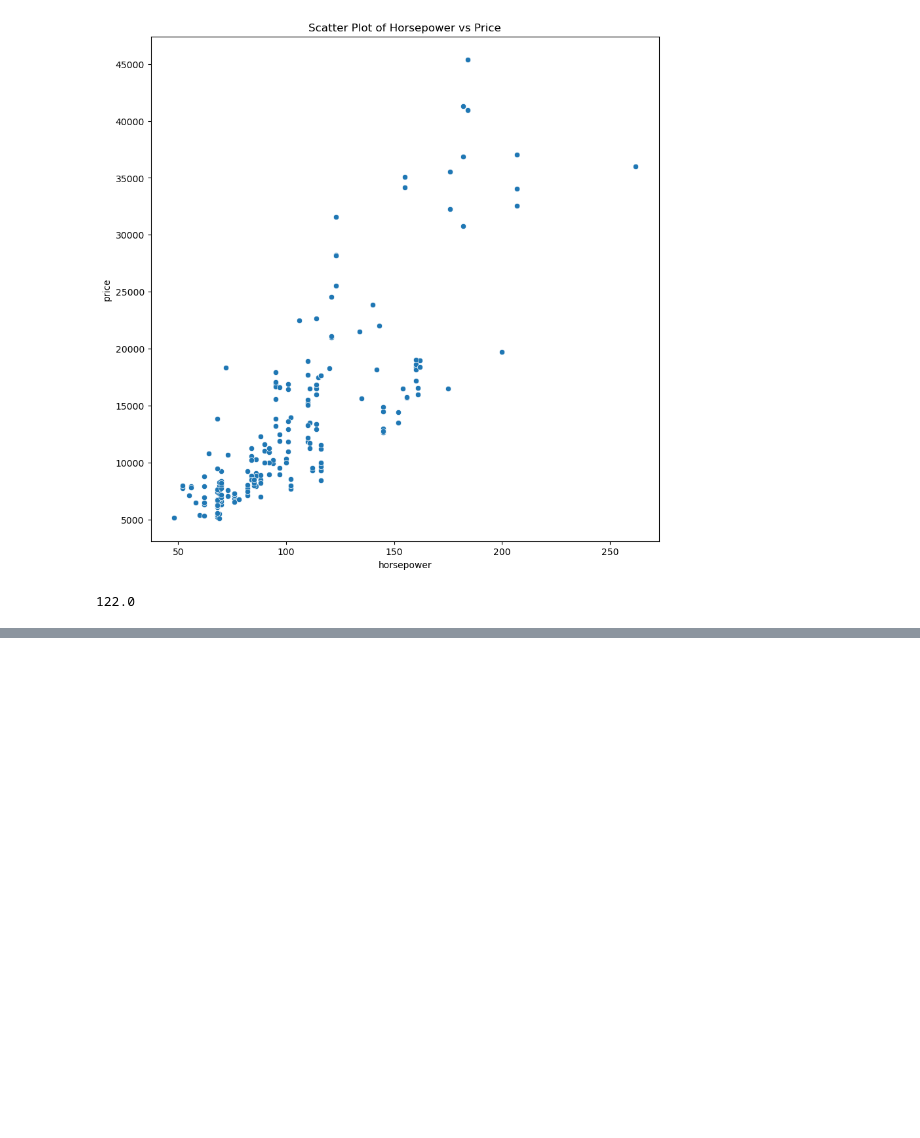
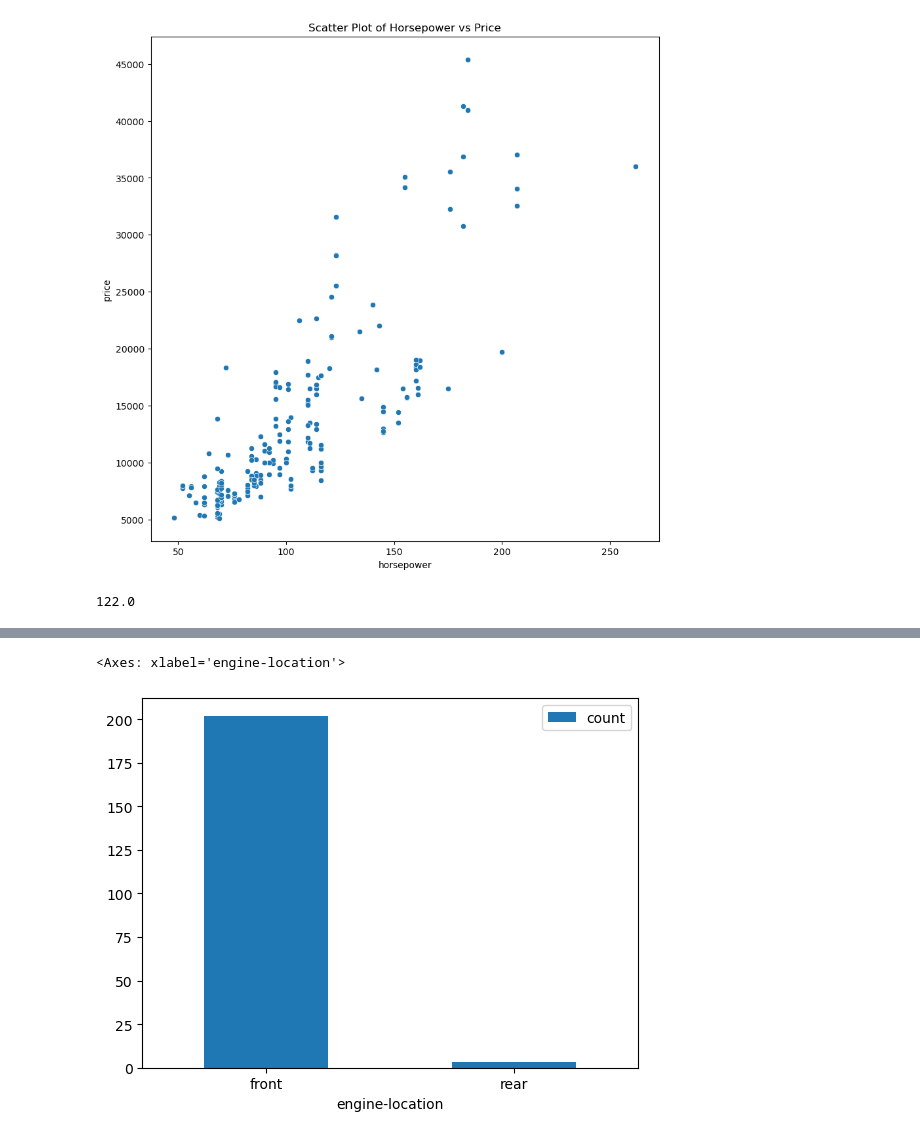
Before and after one commit to elliotbabilonia/automobile-project, a Jupyter notebook: code.ipynb, the cells around one changed output, grey strips where cells are left out. Cells and saved outputs as stored; diff of their text form; code cells hidden in the pictures; blank space fills up the shorter version.

```diff
--- a/code.ipynb
+++ b/code.ipynb
@@ -154,0 +210,5 @@ automobile.data.features['normalized-losses'].mean()
+# %%
+engine_location_counts.plot.bar(x='engine-location',y='count', rot=0)
+# %% [output]
+<Axes: xlabel='engine-location'>
+[figure, added]
```
Also changed, not shown: parts of 15 cells of this notebook, 1 other file.
